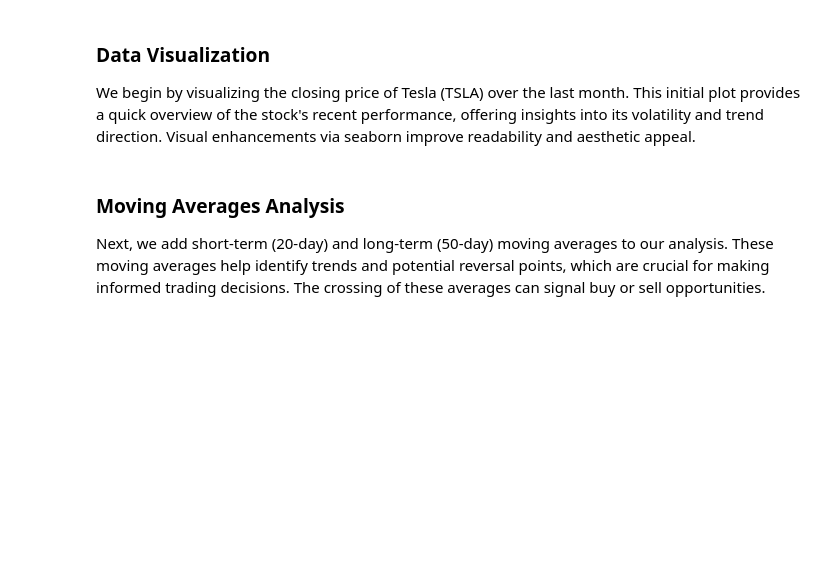
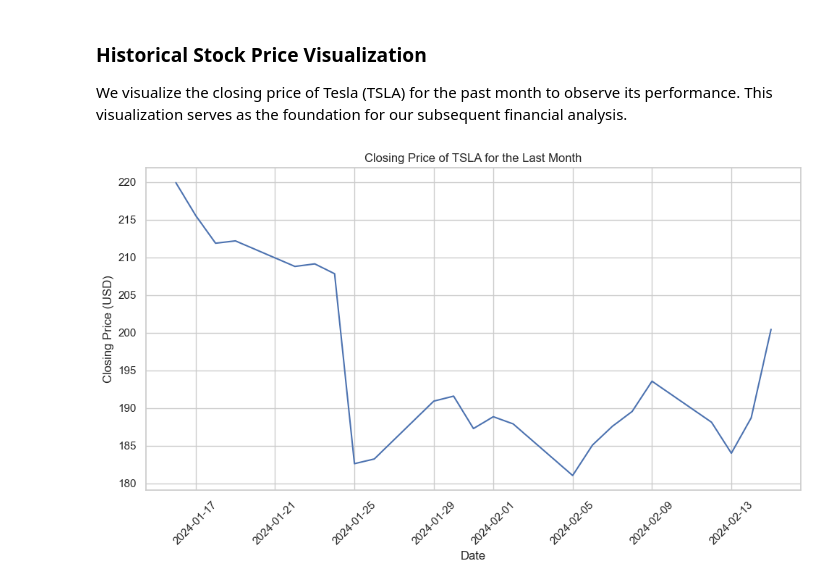
Before and after one commit to johncylolita/Black-Scholes-Model-vs-Market-Analysis, a Jupyter notebook: BS-vs-Market.ipynb, the cells around one changed output. Drawn from its saved outputs; the diff is of its cells as text; code cells hidden in the pictures; blank space fills up the shorter version.

```diff
--- a/BS-vs-Market.ipynb
+++ b/BS-vs-Market.ipynb
@@ -30,6 +16,0 @@ asset_df.head()
-# %% [markdown]
-### Data Visualization
-We begin by visualizing the closing price of Tesla (TSLA) over the last month.
-This initial plot provides a quick overview of the stock's recent performance,
-offering insights into its volatility and trend direction. Visual enhancements
-via seaborn improve readability and aesthetic appeal.
@@ -36,13 +30,17 @@ via seaborn improve readability and aesthetic appeal.
+# %% [markdown]
+### Historical Stock Price Visualization
+We visualize the closing price of Tesla (TSLA) for the past month to observe its performance.
+This visualization serves as the foundation for our subsequent financial analysis.
 # %%
-# Plotting Closing Price with Seaborn
+# Plotting the Closing Price over the last month
 plt.figure(figsize=(10, 6))
-sns.lineplot(data=asset_df, x=asset_df.index, y="Close").set_title(f"{stock_name} Closing Price - Last Month")
+plt.plot(asset_df["Close"], linestyle="-")
+plt.title(f"Closing Price of {stock_name} for the Last Month")
+plt.xlabel('Date')
+plt.ylabel('Closing Price (USD)')
 plt.xticks(rotation=45)
-plt.tight_layout()
+plt.tight_layout()  # Adjusts plot to ensure everything fits without overlap
+plt.grid(True)
 plt.show()
+# %% [output]
+[figure, added]
-# %% [markdown]
-### Moving Averages Analysis
-Next, we add short-term (20-day) and long-term (50-day) moving averages to our analysis.
-These moving averages help identify trends and potential reversal points, which are
-crucial for making informed trading decisions. The crossing of these averages can
-signal buy or sell opportunities.
```
Also changed, not shown: parts of 27 cells of this notebook, 1 other file.
